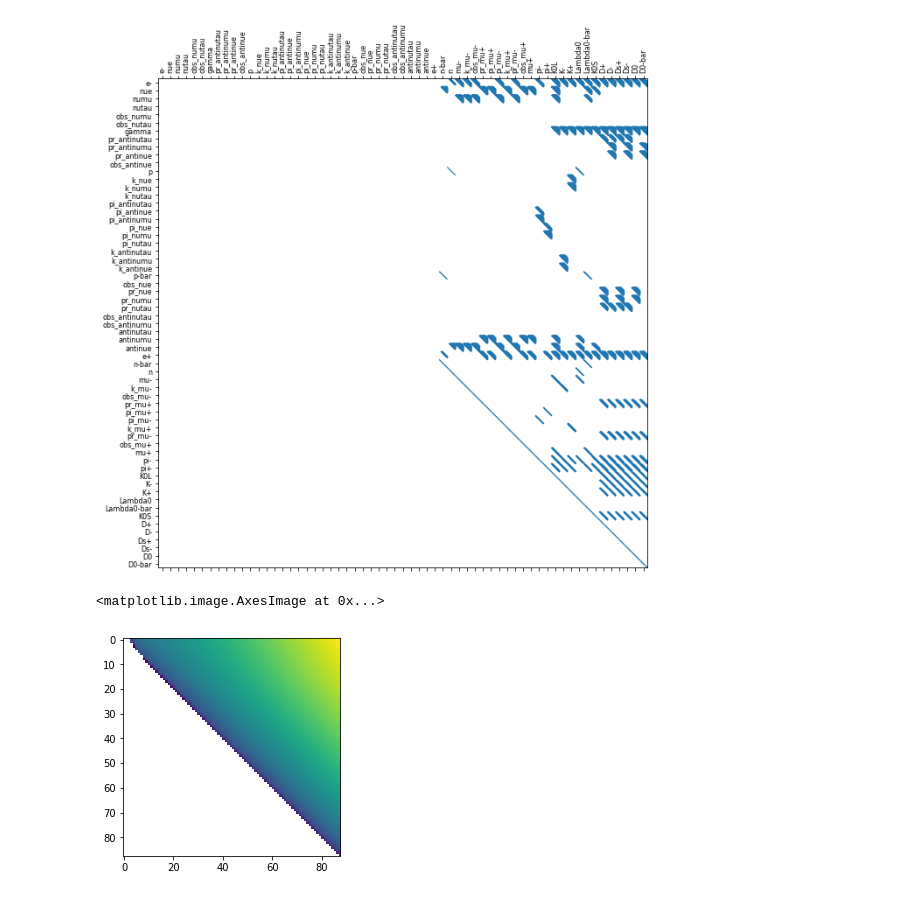
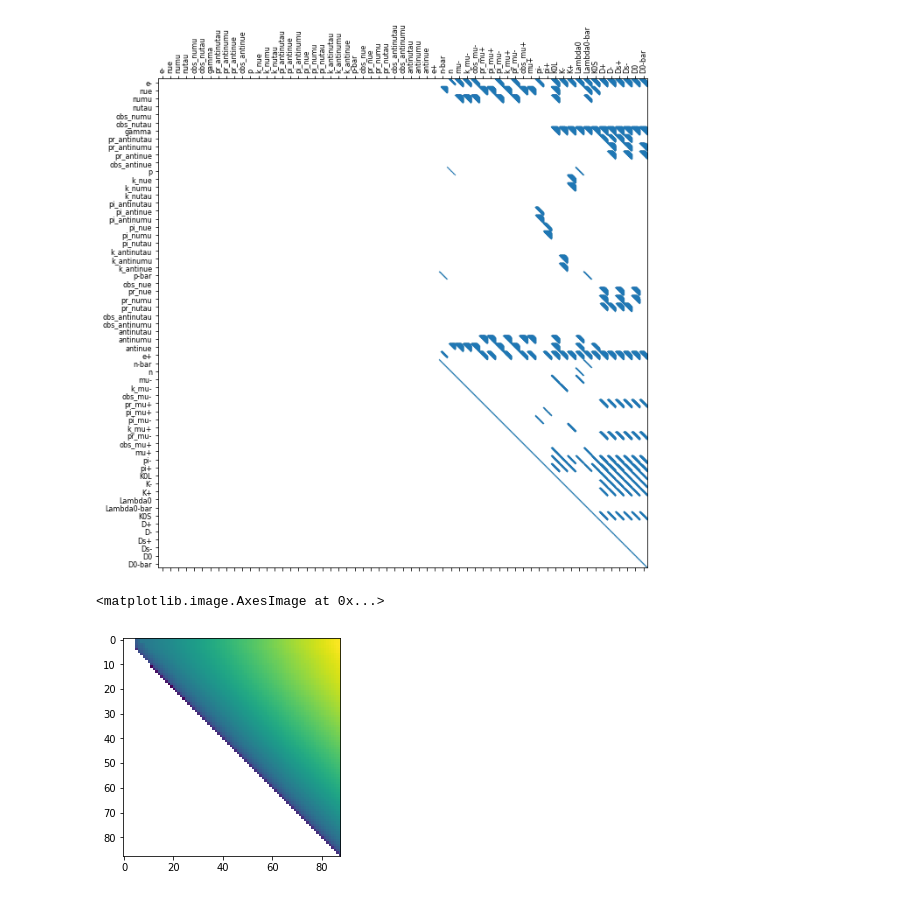
Before and after one commit to afedynitch/ISAPPMCEq, a Jupyter notebook: Playing_with_matrices.ipynb, the cells around one changed output. Drawn from its saved outputs; the diff is of its cells as text; code cells hidden in the pictures.

```diff
--- a/Playing_with_matrices.ipynb
+++ b/Playing_with_matrices.ipynb
@@ -99,11 +96,11 @@ plt.tight_layout()
 prod_mat = mceq_run_no_mix.y
 # %%
 # Pion production matrix
-pi_mat = prod_mat.get_y_matrix(2212, 211)
+pi_mat = prod_mat.get_y_matrix(2212, 130)
 plt.imshow(np.log(pi_mat))
 # %% [output]
 <matplotlib.image.AxesImage at 0x...>
-[figure, old version]
+[figure, new version]
 # %%
 # Select vertical slice
 egrid = mceq_run_no_mix.e_grid
```
Also changed, not shown: parts of 7 cells of this notebook, 2 other files.
